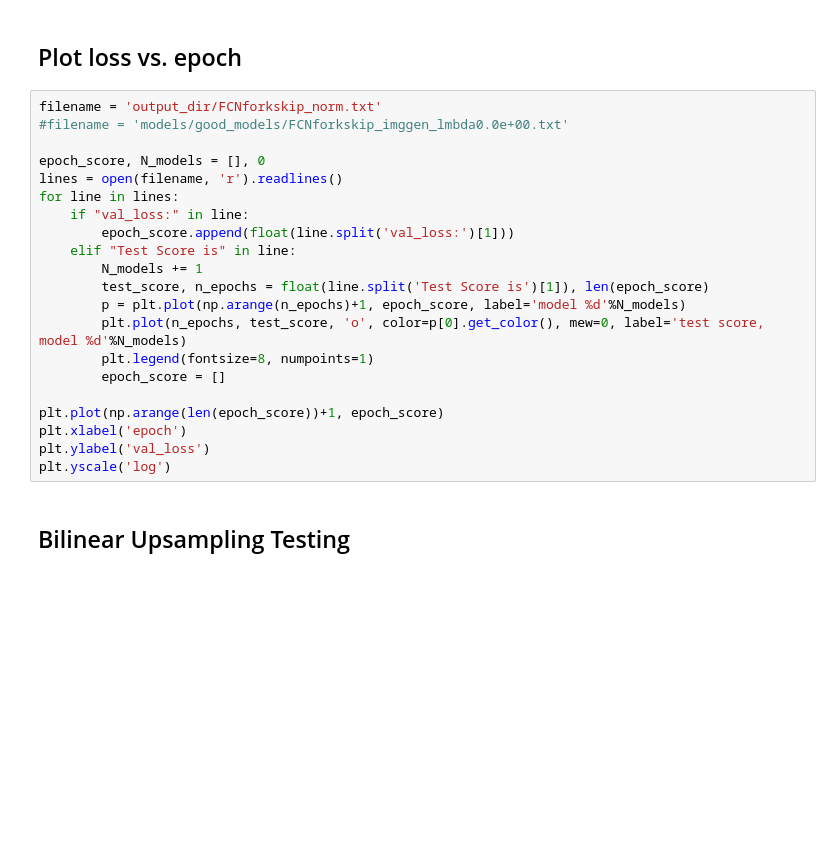
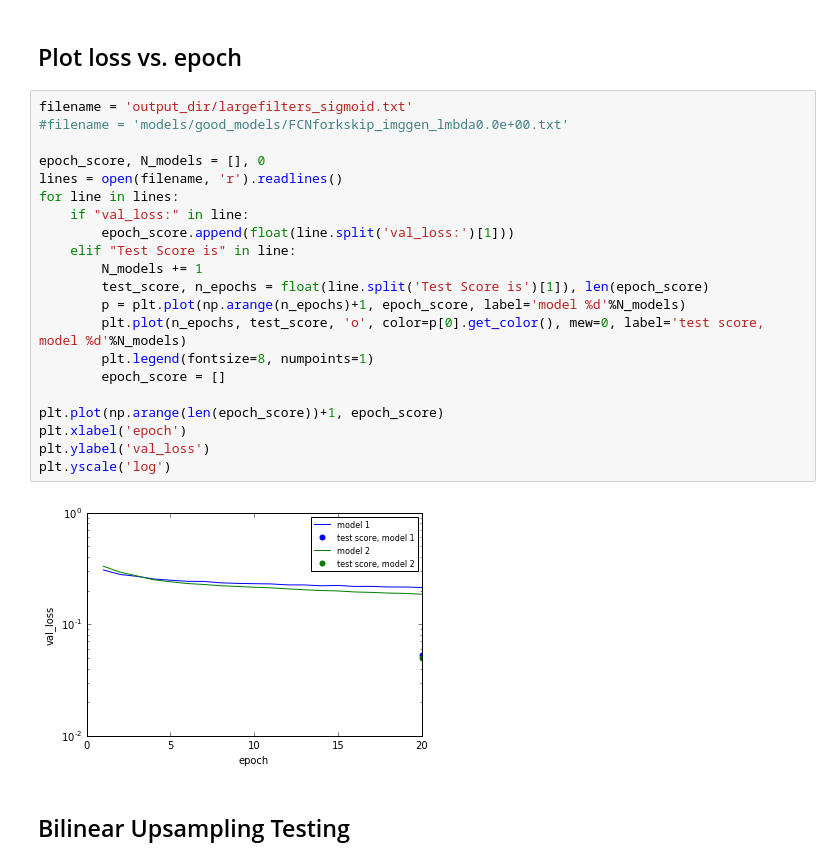
Before and after one commit to silburt/moon-craters, a Jupyter notebook: Mask_generator_analysis_ari.ipynb, the cells around one changed output. Drawn from its saved outputs; the diff is of its cells as text; blank space fills up the shorter version.

```diff
--- a/Mask_generator_analysis_ari.ipynb
+++ b/Mask_generator_analysis_ari.ipynb
@@ -156,26 +161,28 @@ plt.savefig('output_dir/images/%s_%d.png'%(os.path.basename(filename).split('.h5
 # %% [markdown]
 ## Plot loss vs. epoch
 # %%
-filename = 'output_dir/FCNforkskip_norm.txt'
+filename = 'output_dir/largefilters_sigmoid.txt'
 #filename = 'models/good_models/FCNforkskip_imggen_lmbda0.0e+00.txt'
 
 epoch_score, N_models = [], 0
 lines = open(filename, 'r').readlines()
 for line in lines:
     if "val_loss:" in line:
         epoch_score.append(float(line.split('val_loss:')[1]))
     elif "Test Score is" in line:
         N_models += 1
         test_score, n_epochs = float(line.split('Test Score is')[1]), len(epoch_score)
         p = plt.plot(np.arange(n_epochs)+1, epoch_score, label='model %d'%N_models)
         plt.plot(n_epochs, test_score, 'o', color=p[0].get_color(), mew=0, label='test score, model %d'%N_models)
         plt.legend(fontsize=8, numpoints=1)
         epoch_score = []
 
 plt.plot(np.arange(len(epoch_score))+1, epoch_score)
 plt.xlabel('epoch')
 plt.ylabel('val_loss')
 plt.yscale('log')
+# %% [output]
+[figure, added]
 # %% [markdown]
 ## Bilinear Upsampling Testing
 # %%
```
Also changed, not shown: parts of 8 cells of this notebook, 1 other file.
